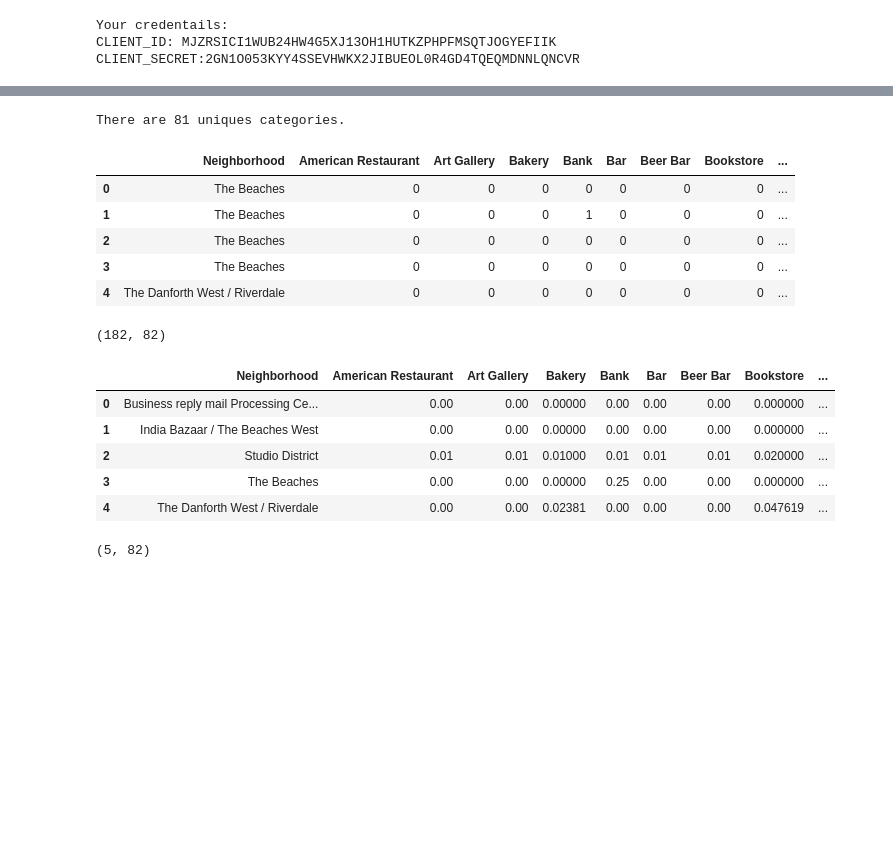
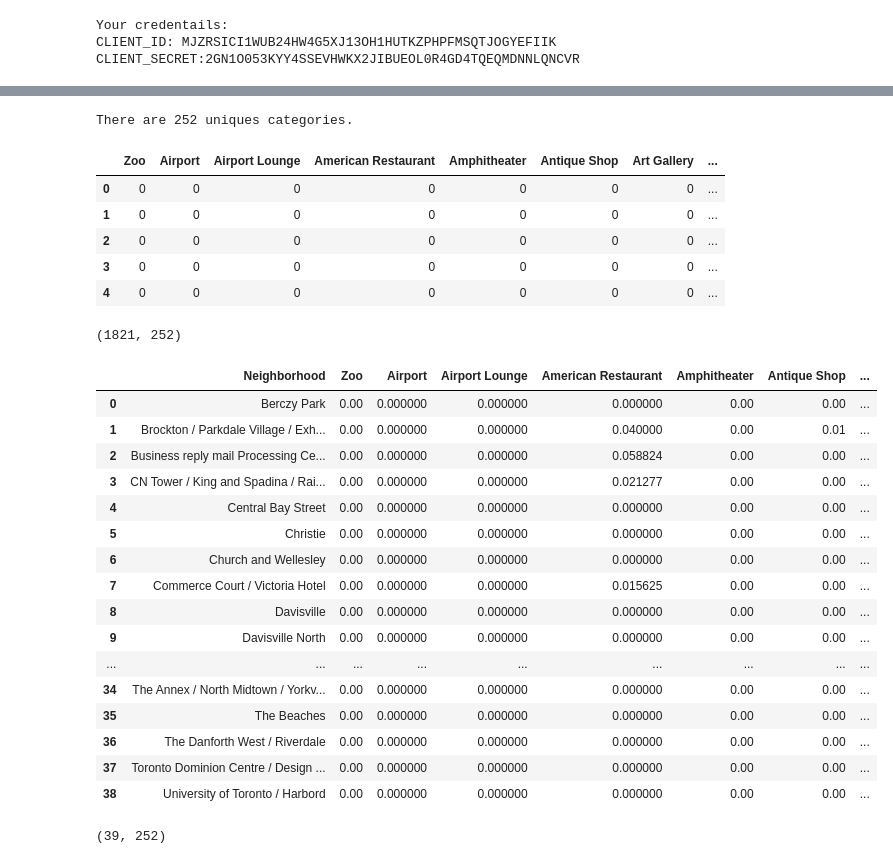
Before and after one commit to sayak1986/clustering-project-toronto, a Jupyter notebook: Clusters 2.ipynb, the cells around one changed output, grey strips where cells are left out. Cells and saved outputs as stored; diff of their text form; code cells hidden in the pictures; blank space fills up the shorter version.

Commit message:
Published from Watson Studio.

```diff
--- a/Clusters 2.ipynb
+++ b/Clusters 2.ipynb
@@ -389,8 +341,8 @@ easttoronto_data.loc[0, 'Neighborhood']
 # %%
-neighborhood_latitude = easttoronto_data.loc[0, 'Latitude'] # neighborhood latitude value
-neighborhood_longitude = easttoronto_data.loc[0, 'Longitude'] # neighborhood longitude value
+neighborhood_latitude = toronto.loc[0, 'Latitude'] # neighborhood latitude value
+neighborhood_longitude = toronto.loc[0, 'Longitude'] # neighborhood longitude value
 
-neighborhood_name = easttoronto_data.loc[0, 'Neighborhood'] # neighborhood name
+neighborhood_name = toronto.loc[0, 'Neighborhood'] # neighborhood name
 
 print('Latitude and longitude values of {} are {}, {}.'.format(neighborhood_name,
                                                                neighborhood_latitude,
@@ -469,5 +421,5 @@ print('{} venues were returned by Foursquare.'.format(nearby_venues.shape[0]))
 # %%
-def getNearbyVenues(names, latitudes, longitudes, radius=500):
+def getNearbyVenues(names, latitudes, longitudes, radius=1000):
 
     venues_list=[]
     for name, lat, lng in zip(names, latitudes, longitudes):
@@ -508,8 +460,8 @@ def getNearbyVenues(names, latitudes, longitudes, radius=500):
     return(nearby_venues)
 # %%
 # get neaby venues for east toronto
-easttoronto_venues = getNearbyVenues(names=easttoronto_data['Neighborhood'],
-                                   latitudes=easttoronto_data['Latitude'],
-                                   longitudes=easttoronto_data['Longitude']
+toronto_venues = getNearbyVenues(names=toronto['Neighborhood'],
+                                   latitudes=toronto['Latitude'],
+                                   longitudes=toronto['Longitude']
                                   )
 # %% [output]
@@ -543,45 +518,56 @@ easttoronto_venues.groupby('Neighborhood').count()
 # %%
-print('There are {} uniques categories.'.format(len(easttoronto_venues['Venue Category'].unique())))
+print('There are {} uniques categories.'.format(len(toronto_venues['Venue Category'].unique())))
 # %% [output]
-There are 81 uniques categories.
+There are 252 uniques categories.
 # %%
 # one hot encoding
-easttoronto_onehot = pd.get_dummies(easttoronto_venues[['Venue Category']], prefix="", prefix_sep="")
+toronto_onehot = pd.get_dummies(toronto_venues[['Venue Category']], prefix="", prefix_sep="")
 
 # add neighborhood column back to dataframe
-easttoronto_onehot['Neighborhood'] = easttoronto_venues['Neighborhood']
+toronto_onehot['Neighborhood'] = toronto_venues['Neighborhood']
 
 # move neighborhood column to the first column
-fixed_columns = [easttoronto_onehot.columns[-1]] + list(easttoronto_onehot.columns[:-1])
-easttoronto_onehot = easttoronto_onehot[fixed_columns]
+fixed_columns = [toronto_onehot.columns[-1]] + list(toronto_onehot.columns[:-1])
+toronto_onehot = toronto_onehot[fixed_columns]
 
-easttoronto_onehot.head()
+toronto_onehot.head()
 # %% [output]
-|  | Neighborhood | American Restaurant | Art Gallery | Bakery | Bank | Bar | Beer Bar | Bookstore | ... |
-| 0 | The Beaches | 0 | 0 | 0 | 0 | 0 | 0 | 0 | ... |
-| 1 | The Beaches | 0 | 0 | 0 | 1 | 0 | 0 | 0 | ... |
-| 2 | The Beaches | 0 | 0 | 0 | 0 | 0 | 0 | 0 | ... |
-| 3 | The Beaches | 0 | 0 | 0 | 0 | 0 | 0 | 0 | ... |
-| 4 | The Danforth West / Riverdale | 0 | 0 | 0 | 0 | 0 | 0 | 0 | ... |
+|  | Zoo | Airport | Airport Lounge | American Restaurant | Amphitheater | Antique Shop | Art Gallery | ... |
+| 0 | 0 | 0 | 0 | 0 | 0 | 0 | 0 | ... |
+| 1 | 0 | 0 | 0 | 0 | 0 | 0 | 0 | ... |
+| 2 | 0 | 0 | 0 | 0 | 0 | 0 | 0 | ... |
+| 3 | 0 | 0 | 0 | 0 | 0 | 0 | 0 | ... |
+| 4 | 0 | 0 | 0 | 0 | 0 | 0 | 0 | ... |
 # %%
-easttoronto_onehot.shape
+toronto_onehot.shape
 # %% [output]
-(182, 82)
+(1821, 252)
 # %%
 # group one hot encoded features of east toronto by neighborhood
-easttoronto_grouped = easttoronto_onehot.groupby('Neighborhood').mean().reset_index()
-easttoronto_grouped
+toronto_grouped = toronto_onehot.groupby('Neighborhood').mean().reset_index()
+toronto_grouped
 # %% [output]
-|  | Neighborhood | American Restaurant | Art Gallery | Bakery | Bank | Bar | Beer Bar | Bookstore | ... |
-| 0 | Business reply mail Processing Ce... | 0.00 | 0.00 | 0.00000 | 0.00 | 0.00 | 0.00 | 0.000000 | ... |
-| 1 | India Bazaar / The Beaches West | 0.00 | 0.00 | 0.00000 | 0.00 | 0.00 | 0.00 | 0.000000 | ... |
-| 2 | Studio District | 0.01 | 0.01 | 0.01000 | 0.01 | 0.01 | 0.01 | 0.020000 | ... |
-| 3 | The Beaches | 0.00 | 0.00 | 0.00000 | 0.25 | 0.00 | 0.00 | 0.000000 | ... |
-| 4 | The Danforth West / Riverdale | 0.00 | 0.00 | 0.02381 | 0.00 | 0.00 | 0.00 | 0.047619 | ... |
+|  | Neighborhood | Zoo | Airport | Airport Lounge | American Restaurant | Amphitheater | Antique Shop | ... |
+| 0 | Berczy Park | 0.00 | 0.000000 | 0.000000 | 0.000000 | 0.00 | 0.00 | ... |
+| 1 | Brockton / Parkdale Village / Exh... | 0.00 | 0.000000 | 0.000000 | 0.040000 | 0.00 | 0.01 | ... |
+| 2 | Business reply mail Processing Ce... | 0.00 | 0.000000 | 0.000000 | 0.058824 | 0.00 | 0.00 | ... |
+| 3 | CN Tower / King and Spadina / Rai... | 0.00 | 0.000000 | 0.000000 | 0.021277 | 0.00 | 0.00 | ... |
+| 4 | Central Bay Street | 0.00 | 0.000000 | 0.000000 | 0.000000 | 0.00 | 0.00 | ... |
+| 5 | Christie | 0.00 | 0.000000 | 0.000000 | 0.000000 | 0.00 | 0.00 | ... |
+| 6 | Church and Wellesley | 0.00 | 0.000000 | 0.000000 | 0.000000 | 0.00 | 0.00 | ... |
+| 7 | Commerce Court / Victoria Hotel | 0.00 | 0.000000 | 0.000000 | 0.015625 | 0.00 | 0.00 | ... |
+| 8 | Davisville | 0.00 | 0.000000 | 0.000000 | 0.000000 | 0.00 | 0.00 | ... |
+| 9 | Davisville North | 0.00 | 0.000000 | 0.000000 | 0.000000 | 0.00 | 0.00 | ... |
+| ... | ... | ... | ... | ... | ... | ... | ... | ... |
+| 34 | The Annex / North Midtown / Yorkv... | 0.00 | 0.000000 | 0.000000 | 0.000000 | 0.00 | 0.00 | ... |
+| 35 | The Beaches | 0.00 | 0.000000 | 0.000000 | 0.000000 | 0.00 | 0.00 | ... |
+| 36 | The Danforth West / Riverdale | 0.00 | 0.000000 | 0.000000 | 0.000000 | 0.00 | 0.00 | ... |
+| 37 | Toronto Dominion Centre / Design ... | 0.00 | 0.000000 | 0.000000 | 0.000000 | 0.00 | 0.00 | ... |
+| 38 | University of Toronto / Harbord | 0.00 | 0.000000 | 0.000000 | 0.000000 | 0.00 | 0.00 | ... |
 # %%
-easttoronto_grouped.shape
+toronto_grouped.shape
 # %% [output]
-(5, 82)
+(39, 252)
 # %%
 # Let's print each neighborhood along with the top 5 most common venues
 num_top_venues = 5
```
Also changed, not shown: parts of 22 cells of this notebook.
